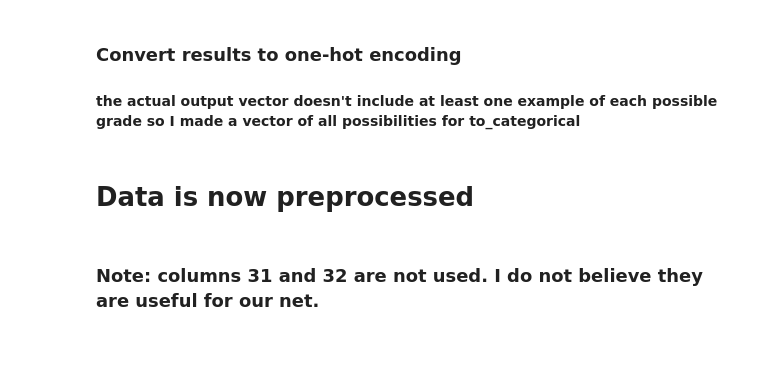
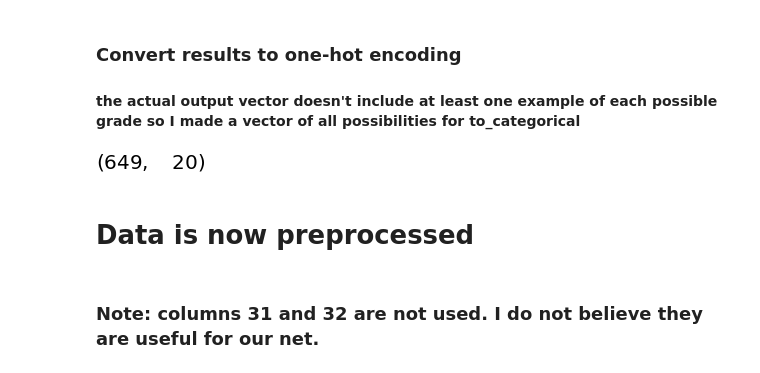
Before and after one commit to CSCI4850/S19-team3-project, a Jupyter notebook: LSTM.ipynb, the cells around one changed output. Drawn from its saved outputs; the diff is of its cells as text; code cells hidden in the pictures; blank space fills up the shorter version.

```diff
--- a/LSTM.ipynb
+++ b/LSTM.ipynb
@@ -200,2 +184,0 @@ array([-1, -1, 1.0316951635937115, 1, -1, -1, 1.310215632680141,
-# %%
-results = student_data[:,32] # output vector
@@ -206,6 +384,9 @@ results = student_data[:,32] # output vector
 possible_results = [0,1,2,3,4,5,6,7,8,9,10,11,12,13,14,15,16,17,18,19]
 # %%
 y = keras.utils.to_categorical(results, len(possible_results))
+y.shape
+# %% [output]
+[figure, added]
 # %% [markdown]
 # Data is now preprocessed
 # %% [markdown]
```
Also changed, not shown: parts of 26 cells of this notebook.
